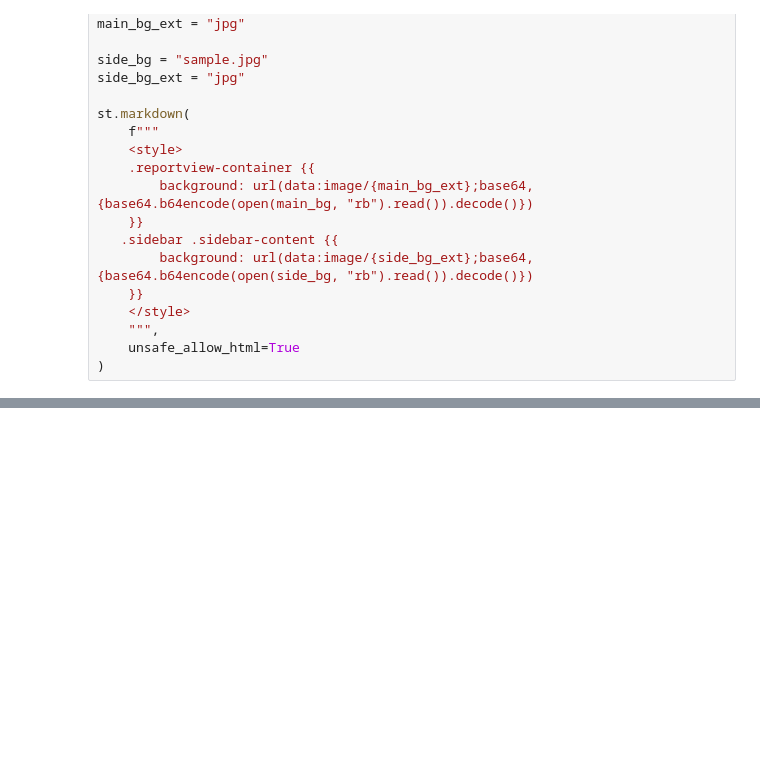
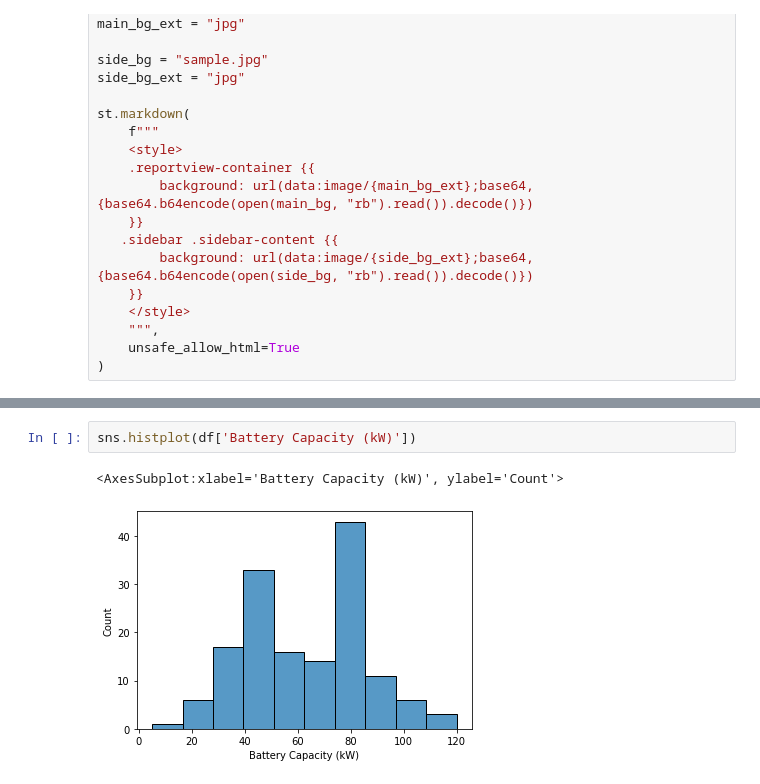
Before and after one commit to Cedric979/BEEV, a Jupyter notebook: Interface.ipynb, the cells around one changed output, grey strips where cells are left out. Saved outputs shown, nothing was run; the diff lists cells and outputs as text; blank space fills up the shorter version.

```diff
--- a/Interface.ipynb
+++ b/Interface.ipynb
@@ -303,0 +371,5 @@ st.markdown(
+# %%
+sns.histplot(df['Battery Capacity (kW)'])
+# %% [output]
+<AxesSubplot:xlabel='Battery Capacity (kW)', ylabel='Count'>
+[figure, added]
```
Also changed, not shown: parts of 10 cells of this notebook.
